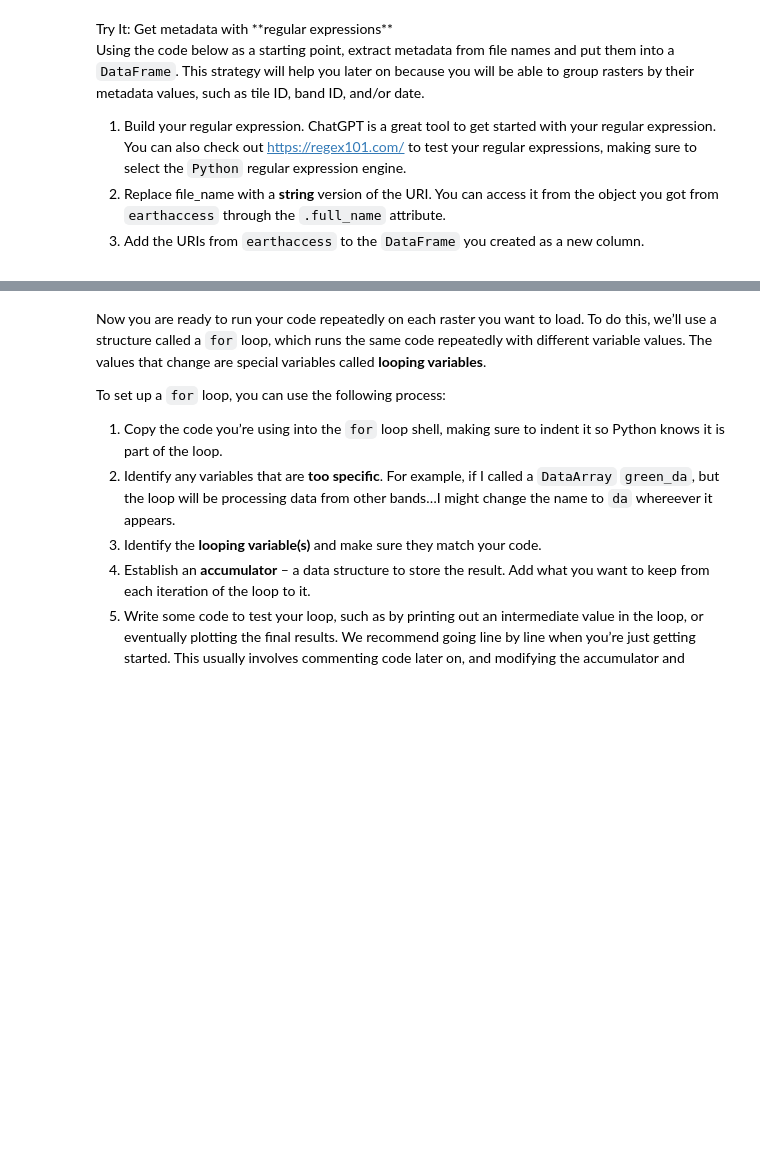
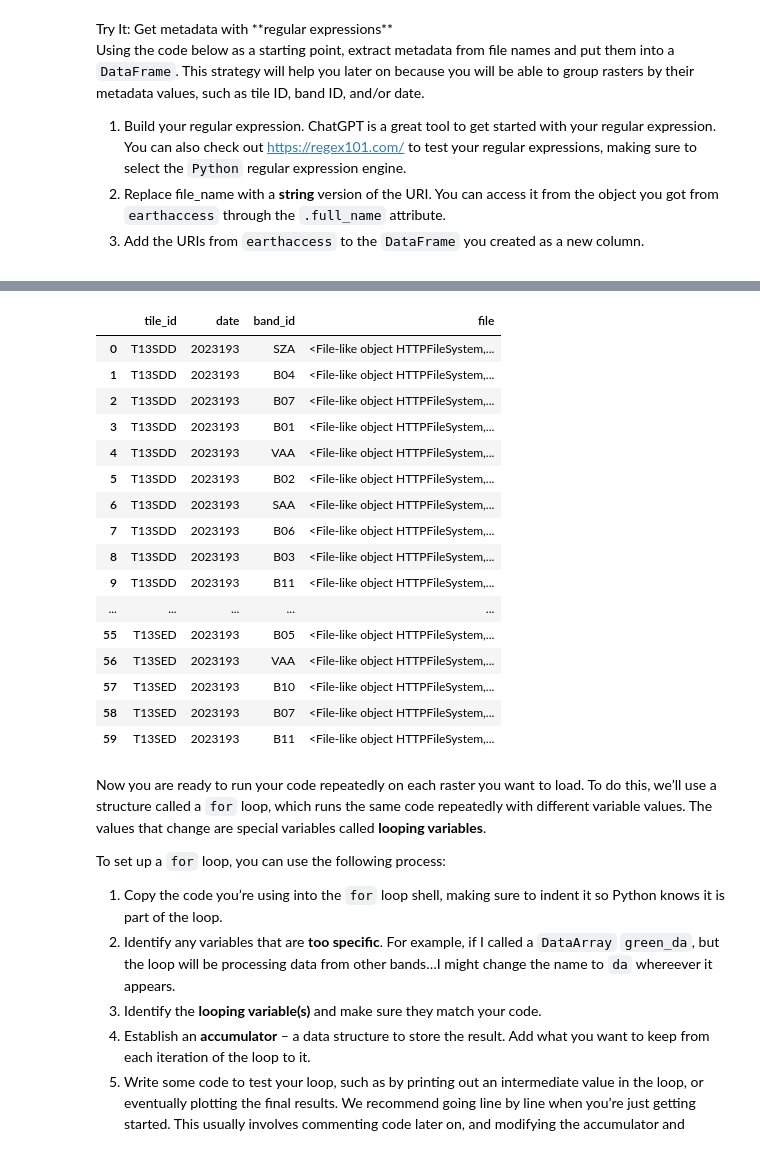
Before and after one commit to earthlab-education/fundamentals-04-redlining-akpost21, a Jupyter notebook: notebooks/redlining-92-bulk-download.ipynb, the cells around one changed output, grey strips where cells are left out. Drawn from its saved outputs; the diff is of its cells as text; code cells hidden in the pictures; blank space fills up the shorter version.

```diff
--- a/notebooks/redlining-92-bulk-download.ipynb
+++ b/notebooks/redlining-92-bulk-download.ipynb
@@ -261,25 +282,42 @@ through the <code>.full_name</code> attribute.</li>
 # %%
-##End 1:20
-
 # Compile a regular expression to search for metadata
-uri_re = re.compile(
-    ...
+uri_re = re.compile(r"HLS\.L30\.(?P<tile_id>T[0-9A-Z]+)\.(?P<date>\d+)T\d+\.v2\.0\."
+    r"(?P<band_id>.+)\.tif"
 )
 
-uri_re.search(denver_files[8]).groupdict()
+uri_re.search(denver_files[8].full_name).groupdict()
 
-# # Find all the metadata in the file name
-# uri_groups = [
-#     uri_re.search(file_name_to_search).groupdict()
-#     for uri in ea_uris]
+# Find all the metadata in the file name
+uri_groups = [
+    uri_re.search(denver_file.full_name).groupdict()
+    for denver_file in denver_files]
 
-# # Create a DataFrame with the metadata
-# raster_df = pd.DataFrame(uri_groups)
+# Create a DataFrame with the metadata
+raster_df = pd.DataFrame(uri_groups)
 
-# # Add the File-like URI to the DataFrame
+# Add the File-like URI to the DataFrame
+raster_df['file'] = denver_files
 
-# # Check the results
-# raster_df
+# Check the results
+raster_df
+# %% [output]
+|  | tile_id | date | band_id | file |
+| 0 | T13SDD | 2023193 | SZA | <File-like object HTTPFileSystem,... |
+| 1 | T13SDD | 2023193 | B04 | <File-like object HTTPFileSystem,... |
+| 2 | T13SDD | 2023193 | B07 | <File-like object HTTPFileSystem,... |
+| 3 | T13SDD | 2023193 | B01 | <File-like object HTTPFileSystem,... |
+| 4 | T13SDD | 2023193 | VAA | <File-like object HTTPFileSystem,... |
+| 5 | T13SDD | 2023193 | B02 | <File-like object HTTPFileSystem,... |
+| 6 | T13SDD | 2023193 | SAA | <File-like object HTTPFileSystem,... |
+| 7 | T13SDD | 2023193 | B06 | <File-like object HTTPFileSystem,... |
+| 8 | T13SDD | 2023193 | B03 | <File-like object HTTPFileSystem,... |
+| 9 | T13SDD | 2023193 | B11 | <File-like object HTTPFileSystem,... |
+| ... | ... | ... | ... | ... |
+| 55 | T13SED | 2023193 | B05 | <File-like object HTTPFileSystem,... |
+| 56 | T13SED | 2023193 | VAA | <File-like object HTTPFileSystem,... |
+| 57 | T13SED | 2023193 | B10 | <File-like object HTTPFileSystem,... |
+| 58 | T13SED | 2023193 | B07 | <File-like object HTTPFileSystem,... |
+| 59 | T13SED | 2023193 | B11 | <File-like object HTTPFileSystem,... |
 # %% [markdown]
 Now you are ready to run your code repeatedly on each raster you want to
 load. To do this, we’ll use a structure called a `for` loop, which runs
```
Also changed, not shown: parts of 4 cells of this notebook.
